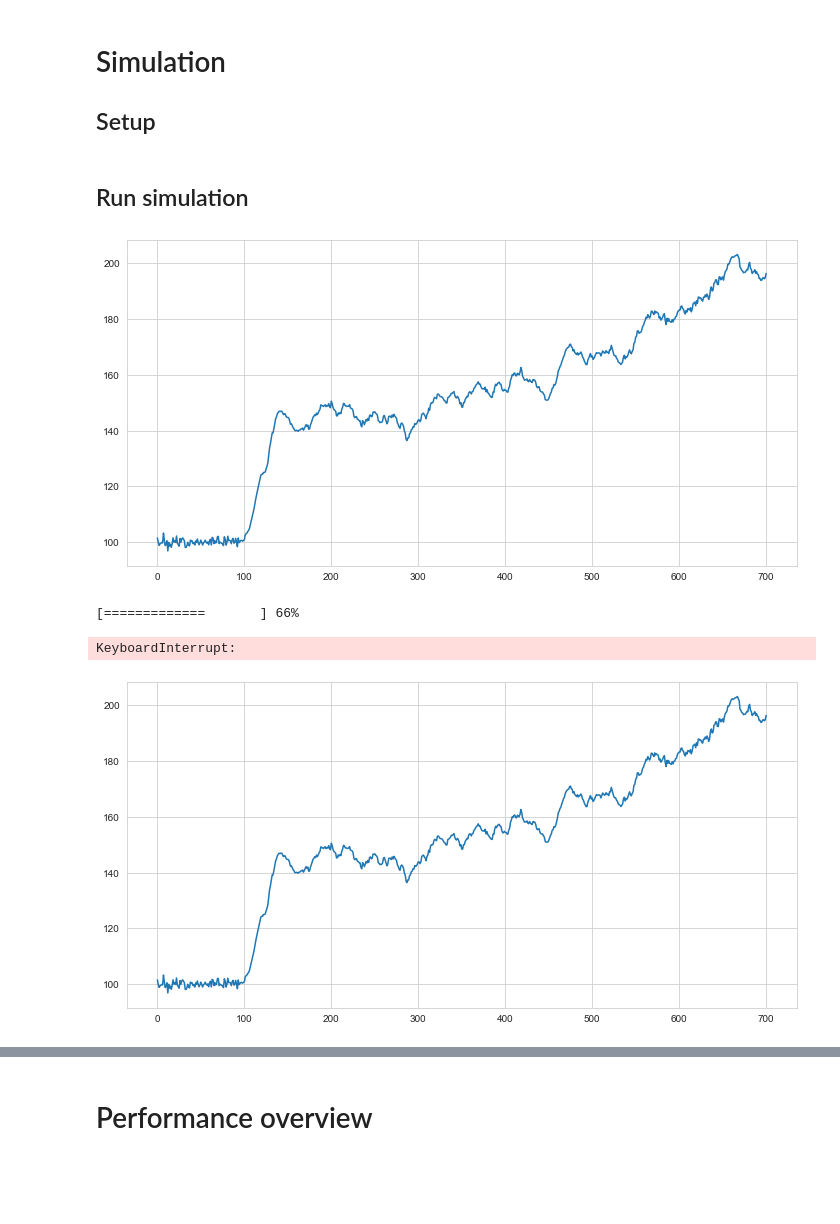
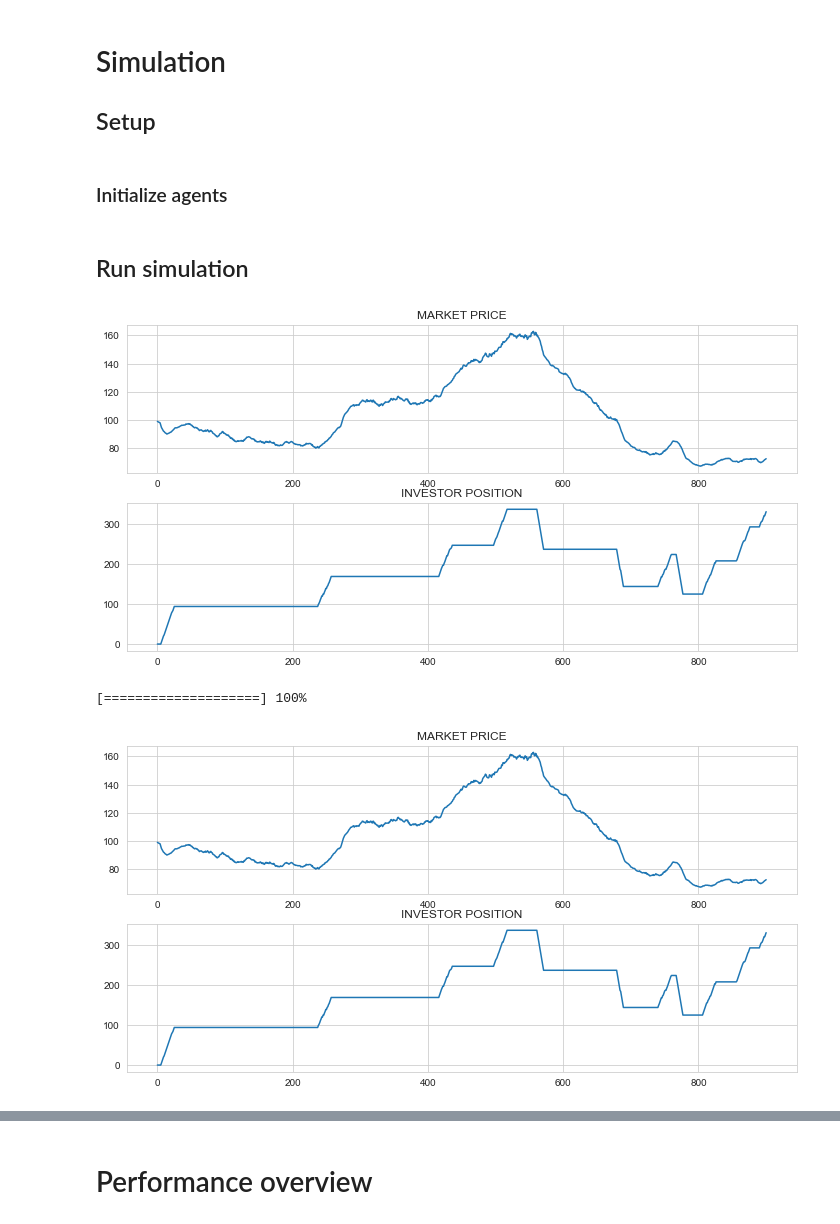
Before and after one commit to victoremil1996/rl_for_trading, a Jupyter notebook: notebooks/market_simulation_main.ipynb, the cells around one changed output, grey strips where cells are left out. Drawn from its saved outputs; the diff is of its cells as text; code cells hidden in the pictures; blank space fills up the shorter version.

Commit message:
finjustering af market uden RL agenter,

```diff
--- a/notebooks/market_simulation_main.ipynb
+++ b/notebooks/market_simulation_main.ipynb
@@ -104,0 +111,2 @@ for j in range(n_agents):
+# %% [markdown]
+### Initialize agents
@@ -108,47 +124,56 @@ for j in range(n_agents):
 time_periods = 1000
 rl_profit = []
 market_prices = []
+inv_pos = []
 
-fig, ax = plt.subplots(figsize = (12, 6))
+
+fig, ax = plt.subplots(2, 1, figsize = (12, 6))
 
 
 for time in range(time_periods):
 
     agents, state = env.step(agents)
 
     for j in range(n_agents):
         agents[j].update(state)
 
 
     ########################################
     # PRINT RUNTIME
     ########################################
 
     j = (time + 1) / time_periods
     sys.stdout.write('\r')
     sys.stdout.write("[%-20s] %d%%" % ('='*int(20*j), 100*j))
     sys.stdout.flush()
 
     #########################################
     # UPDATE PLOTS
     #########################################
 
+    inv_pos.append(agents[0].position)
+    market_prices.append(state["market_prices"][-1])
     if time % 100 == 0:
         clear_output()
-        ax.cla()
-        ax.plot(state["market_prices"])
+        ax[0].cla()
+        ax[0].plot(market_prices)
+        ax[0].set(title = "MARKET PRICE")
+
+        ax[1].cla()
+        ax[1].set(title = "INVESTOR POSITION")
+        ax[1].plot(inv_pos)
+
         display(fig)
-        #print("Investor Position", agents[0].position)
-        #print("Investor Buy Volume", agents[0].buy_volume)
+
+
 
 
 #save_state_space
 #agents[n_agents - 1].save_state_space()
 # %% [output]
-[figure, old version]
+[figure, new version]
-[=============       ] 66%
+[====================] 100%
-KeyboardInterrupt:
-[figure, old version]
+[figure, new version]
 # %%
 mp = pd.DataFrame(state['market_prices'])
 returns = mp / mp.shift(1)  - 1
```
Also changed, not shown: parts of 9 cells of this notebook, 3 other files.
